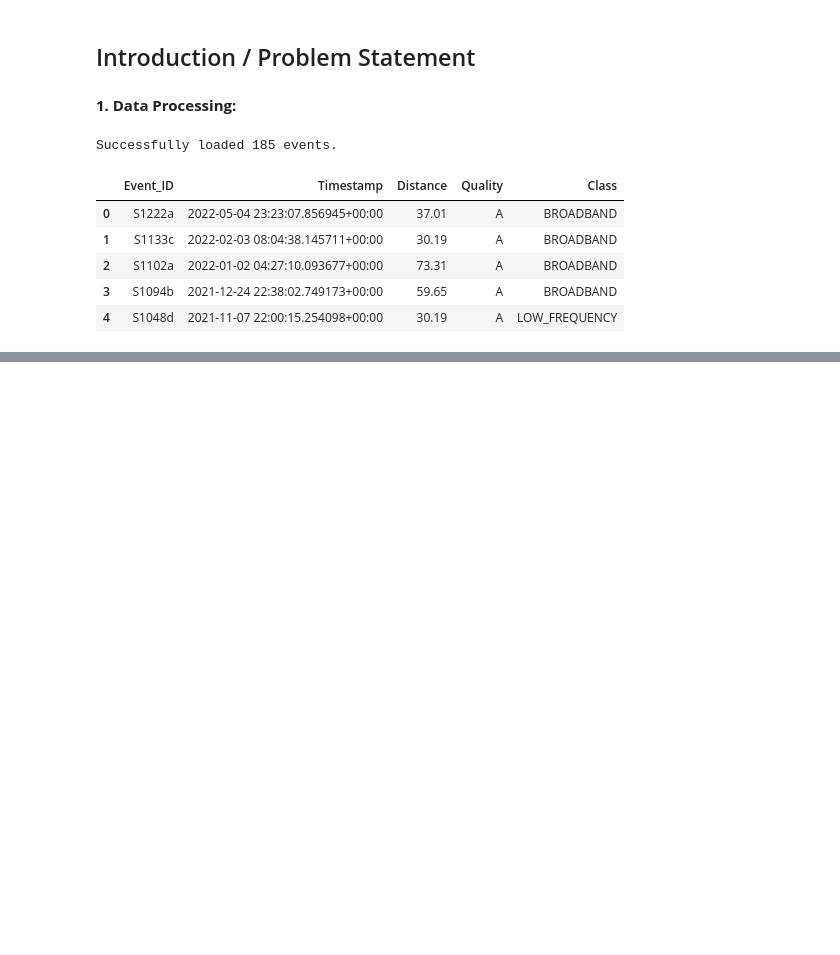
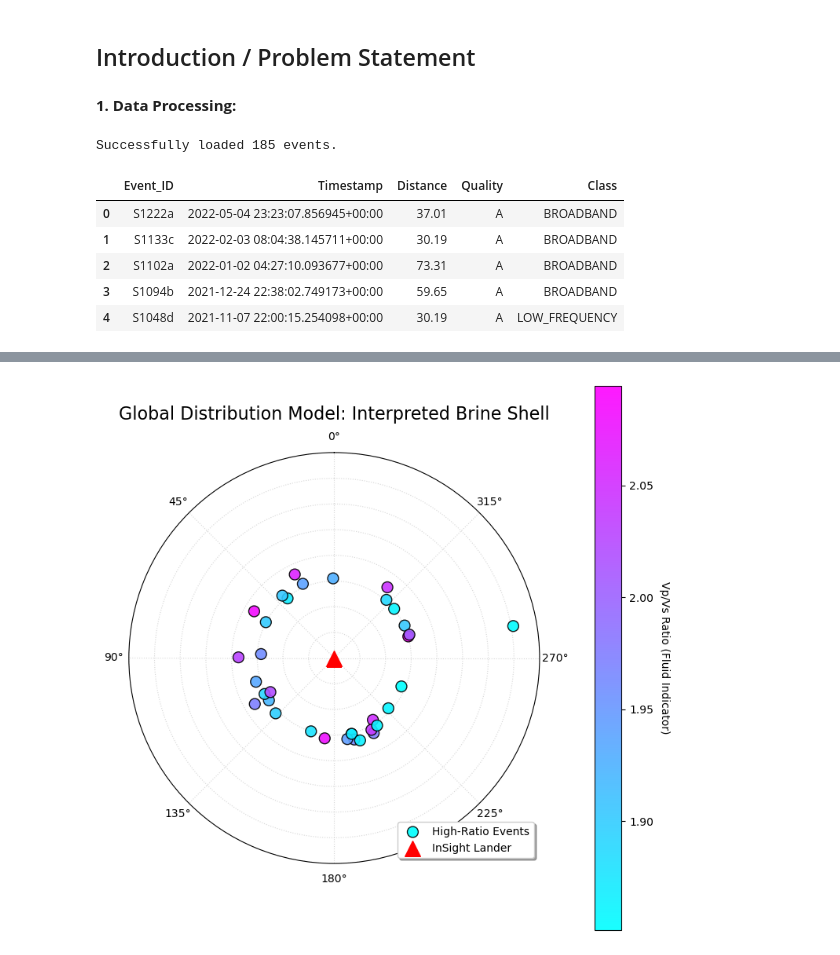
Before and after one commit to GPGN268/SP2026-FP08-Insight-Mission, a Jupyter notebook: Final_Mars_Seismic_Analysis.ipynb, the cells around one changed output, grey strips where cells are left out. Saved outputs shown, nothing was run; the diff lists cells and outputs as text; code cells hidden in the pictures; blank space fills up the shorter version.

```diff
--- a/Final_Mars_Seismic_Analysis.ipynb
+++ b/Final_Mars_Seismic_Analysis.ipynb
@@ -210,0 +270,46 @@ clean_seismic_df.head()
+# %%
+#Visualize the events in the volatile zone in a different format: use degrees instead of kilometers
+# 1. Setup the Polar Plot
+plt.figure(figsize=(9, 9))
+ax = plt.subplot(111, projection='polar')
+
+# 2. Define the interpretation zones (The "Why")
+# These are your researched depths converted to distance
+r_start, r_end = 2200, 3400
+theta = np.linspace(0, 2*np.pi, 200)
+
+
+# 3. Plot the Data Points (The "Evidence")
+# Filter for your A/B Quality, LF, BB quakes
+volatile_events = clean_seismic_df[(clean_seismic_df['Vp_Vs_Ratio'] >= 1.85) & (clean_seismic_df['Vp_Vs_Ratio'] <= 2.1)]
+
+# We use a fixed seed for the random angles so the plot is reproducible
+np.random.seed(105)
+rand_theta = np.random.uniform(0, 2*np.pi, len(volatile_events))
+
+# Scatter the quakes. Color them by Vp/Vs ratio to show intensity
+sc = ax.scatter(rand_theta, volatile_events['Distance_KM'],
+                c=volatile_events['Vp_Vs_Ratio'], cmap='cool',
+                s=100, edgecolors='black', linewidth=1, alpha=0.9,
+                zorder=5, label='High-Ratio Events')
+
+# 4. Add the Lander (The Center of our World)
+ax.scatter(0, 0, color='red', marker='^', s=200, label='InSight Lander', zorder=10)
+
+# 5. Styling and Polish
+ax.set_theta_zero_location('N')
+ax.set_yticklabels([])         # Hide the messy radial distance numbers
+ax.grid(True, linestyle=':', alpha=0.5)
+
+ax.set_ylim(0, 4000) # This "crops" the map to focus on the 0-6000km range
+
+# Add a colorbar to explain the dot colors
+cbar = plt.colorbar(sc, pad=0.1)
+cbar.set_label('Vp/Vs Ratio (Fluid Indicator)', rotation=270, labelpad=15)
+
+plt.title('Global Distribution Model: Interpreted Brine Shell', fontsize=16, pad=30)
+plt.legend(loc='lower right', frameon=True, shadow=True)
+
+plt.show()
+# %% [output]
+[figure, added]
```
Also changed, not shown: parts of 7 cells of this notebook.
